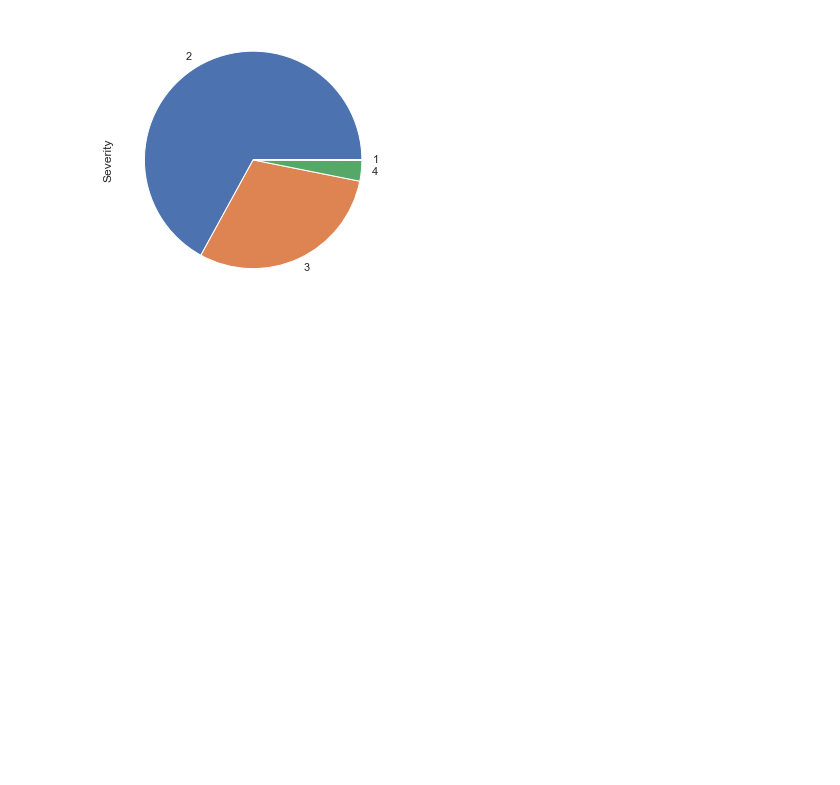
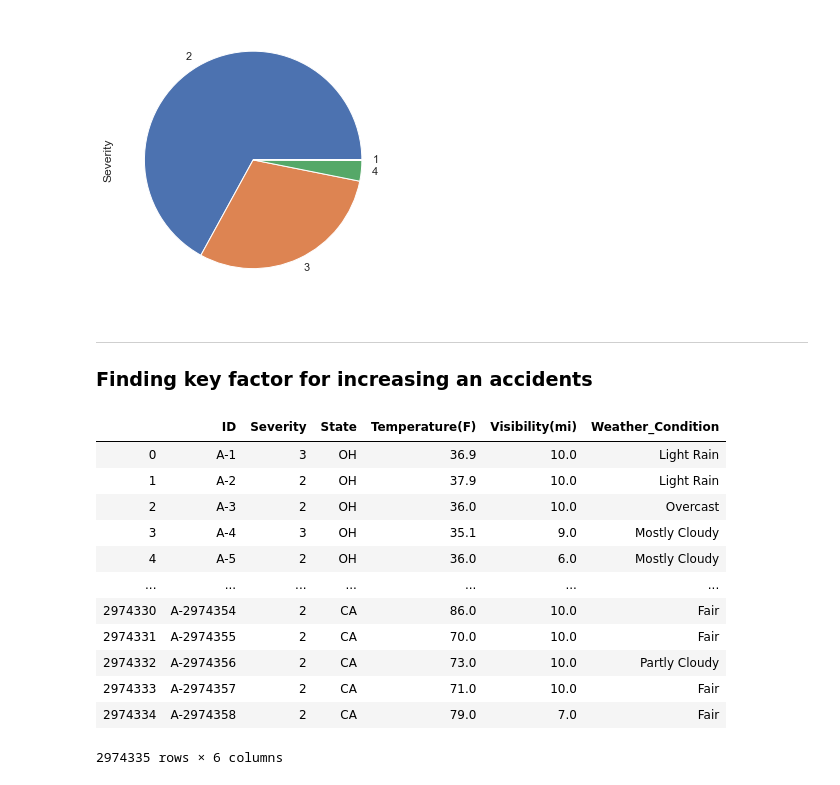
Before and after one commit to kulgauri1412/CS696-US-Accidents-Data, a Jupyter notebook: CS696 Project US Accidents.ipynb, the cells around one changed output. Drawn from its saved outputs; the diff is of its cells as text; code cells hidden in the pictures; blank space fills up the shorter version.

```diff
--- a/CS696 Project US Accidents.ipynb
+++ b/CS696 Project US Accidents.ipynb
@@ -59,3 +80,23 @@ severity_count
 | 2 | 4 | 92337 |
 | 3 | 1 | 968 |
 [figure]
+# %% [markdown]
+-------------------------------------------------------------------------------------------------------------------
+### Finding key factor for increasing an accidents
+# %%
+us_accdient_factors = us_accident_data[['ID','Severity','State','Temperature(F)','Visibility(mi)','Weather_Condition']]
+us_accdient_factors
+# %% [output]
+|  | ID | Severity | State | Temperature(F) | Visibility(mi) | Weather_Condition |
+| 0 | A-1 | 3 | OH | 36.9 | 10.0 | Light Rain |
+| 1 | A-2 | 2 | OH | 37.9 | 10.0 | Light Rain |
+| 2 | A-3 | 2 | OH | 36.0 | 10.0 | Overcast |
+| 3 | A-4 | 3 | OH | 35.1 | 9.0 | Mostly Cloudy |
+| 4 | A-5 | 2 | OH | 36.0 | 6.0 | Mostly Cloudy |
+| ... | ... | ... | ... | ... | ... | ... |
+| 2974330 | A-2974354 | 2 | CA | 86.0 | 10.0 | Fair |
+| 2974331 | A-2974355 | 2 | CA | 70.0 | 10.0 | Fair |
+| 2974332 | A-2974356 | 2 | CA | 73.0 | 10.0 | Partly Cloudy |
+| 2974333 | A-2974357 | 2 | CA | 71.0 | 10.0 | Fair |
+| 2974334 | A-2974358 | 2 | CA | 79.0 | 7.0 | Fair |
+2974335 rows × 6 columns
```
Also changed, not shown: parts of 8 cells of this notebook.
